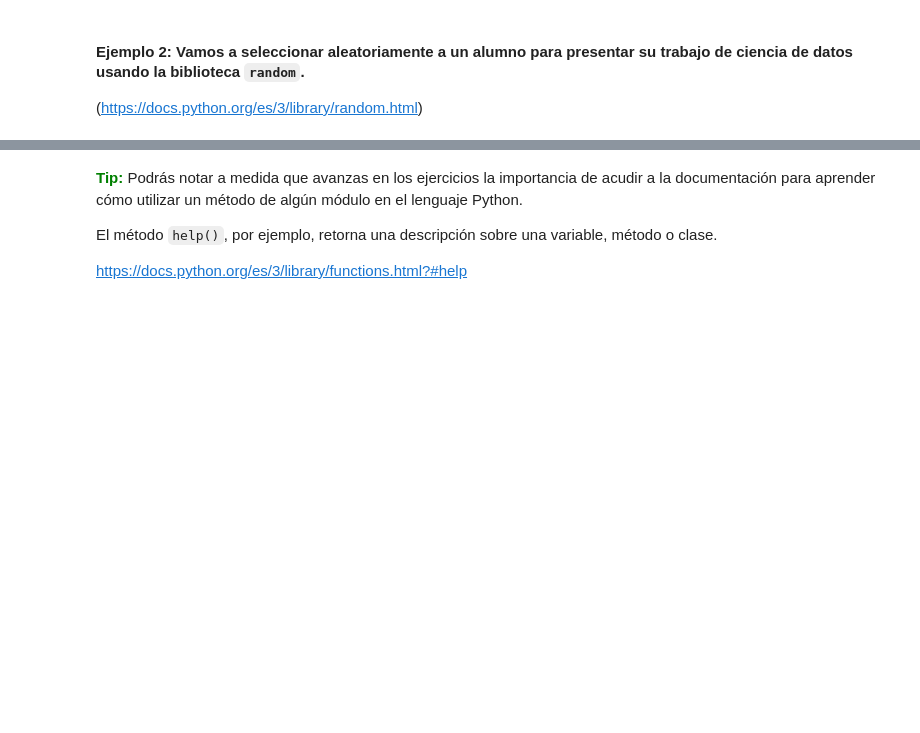
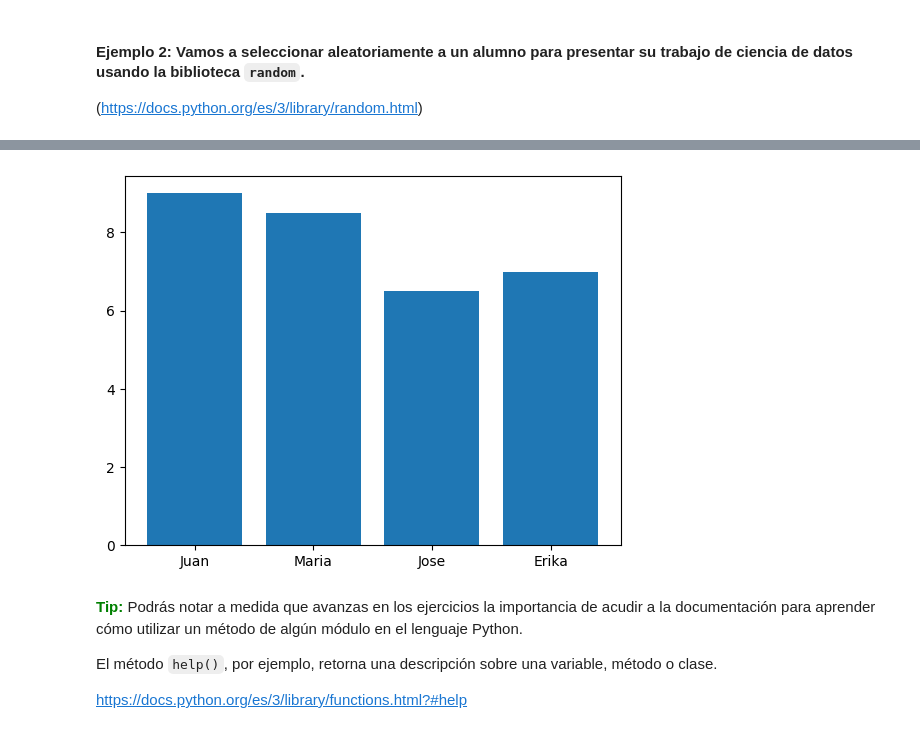
Before and after one commit to RigoClopez1990/Python, a Jupyter notebook: Python_para_Data_Science.ipynb, the cells around one changed output, grey strips where cells are left out. Drawn from its saved outputs; the diff is of its cells as text; code cells hidden in the pictures; blank space fills up the shorter version.

```diff
--- a/Python_para_Data_Science.ipynb
+++ b/Python_para_Data_Science.ipynb
@@ -35,3 +95,12 @@ Existe también PYPI que es un repositorio de bibliotecas Python que contiene la
+# %%
+e2 = ["Juan","Maria","Jose","Erika"]
+notas = [9,8.5,6.5,7]
+estudent = choice(e2)
+
+plt.bar(x=e2,height=notas)
+plt.show()
+# %% [output]
+[figure, added]
 # %% [markdown]
 <font color=green>**Tip:**</font> Podrás notar a medida que avanzas en los ejercicios la importancia de acudir a la documentación para aprender cómo utilizar un método de algún módulo en el lenguaje Python.
 
```
Also changed, not shown: parts of 16 cells of this notebook.
